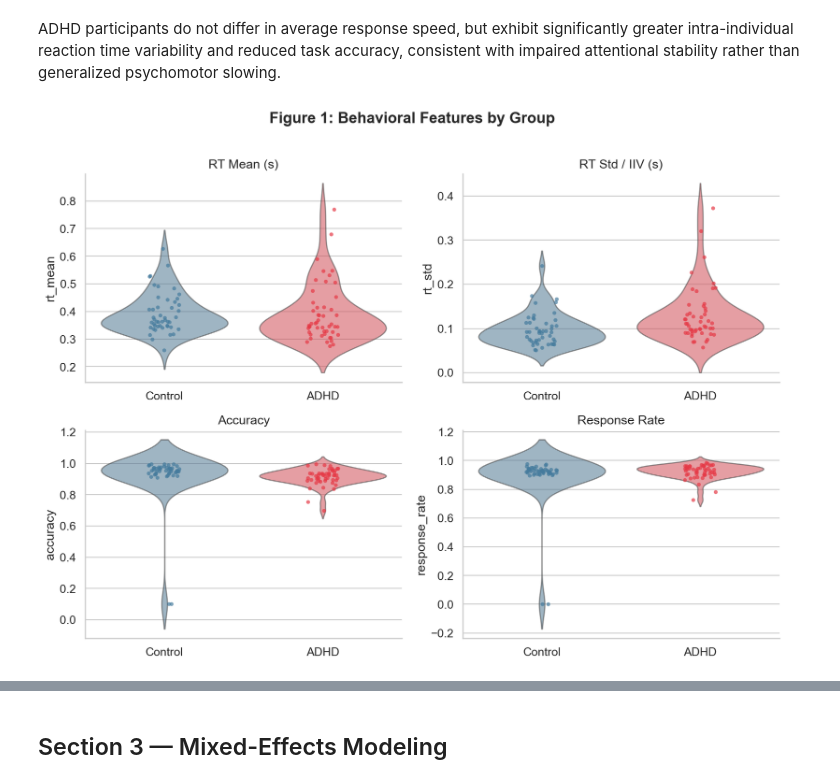
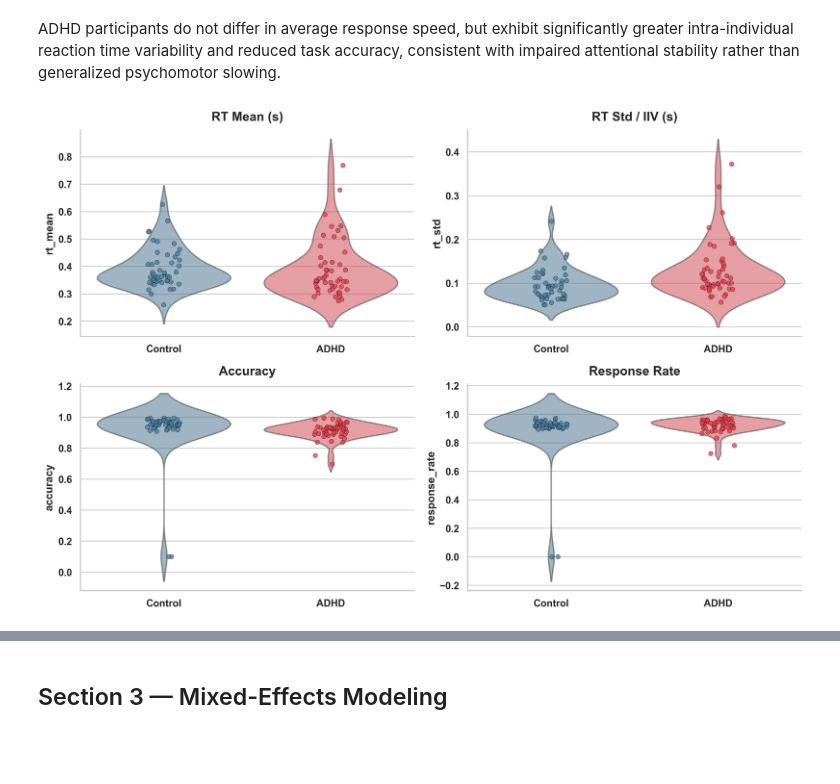
Before and after one commit to Abhikumar199/IITB_ADHD, a Jupyter notebook: Analysis/ADHD_DDM_main.ipynb, the cells around one changed output, grey strips where cells are left out. Drawn from its saved outputs; the diff is of its cells as text; code cells hidden in the pictures; blank space fills up the shorter version.

```diff
--- a/Analysis/ADHD_DDM_main.ipynb
+++ b/Analysis/ADHD_DDM_main.ipynb
@@ -274,19 +453,76 @@ RT Std / IIV (s)  0.130 (0.061)     0.098 (0.037) 1622.0  0.0013     0.622  [0.2
 # %% [markdown]
 ADHD participants do not differ in average response speed, but exhibit significantly greater intra-individual reaction time variability and reduced task accuracy, consistent with impaired attentional stability rather than generalized psychomotor slowing.
 # %%
-# Violin plots
-fig, axes = plt.subplots(2, 2, figsize=(11, 8))
+import matplotlib.pyplot as plt
+import seaborn as sns
+
+# Publication-style settings
+plt.rcParams.update({
+    "font.size": 12,
+    "font.weight": "bold",
+    "axes.labelweight": "bold",
+    "axes.titleweight": "bold",
+    "axes.titlesize": 14,
+    "axes.labelsize": 13,
+    "xtick.labelsize": 11,
+    "ytick.labelsize": 11,
+    "figure.dpi": 300,
+})
+
+fig, axes = plt.subplots(2, 2, figsize=(12, 8))
+
 for ax, (var, lbl) in zip(axes.flatten(), METRICS):
-    pdata = subj_df[[var,"group"]].dropna()
-    sns.violinplot(data=pdata, x="group", y=var, order=GROUP_ORDER,
-                   palette=PALETTE, inner=None, alpha=0.55, ax=ax)
-    sns.stripplot(data=pdata, x="group", y=var, order=GROUP_ORDER,
-                  palette=PALETTE, size=4, alpha=0.7, jitter=True, ax=ax)
-    ax.set_title(lbl); ax.set_xlabel("")
-plt.suptitle("Figure 1: Behavioral Features by Group", fontweight="bold", y=1.01)
-plt.tight_layout(); plt.show()
+
+    pdata = subj_df[[var, "group"]].dropna()
+
+    sns.violinplot(
+        data=pdata,
+        x="group",
+        y=var,
+        order=GROUP_ORDER,
+        palette=PALETTE,
+        inner=None,
+        alpha=0.55,
+        linewidth=1.5,
+        ax=ax
+    )
+
+    sns.stripplot(
+        data=pdata,
+        x="group",
+        y=var,
+        order=GROUP_ORDER,
+        palette=PALETTE,
+        size=5,
+        alpha=0.75,
+        jitter=True,
+        edgecolor="black",
+        linewidth=0.3,
+        ax=ax
+    )
+
+    # Bold title
+    ax.set_title(lbl, fontsize=14, fontweight='bold', pad=10)
+
+    # Bold axis labels
+    ax.set_xlabel("")
+    ax.set_ylabel(var, fontsize=12, fontweight='bold')
+
+    # Bold tick labels
+    ax.tick_params(axis='both', labelsize=11, width=1.5)
+    for tick in ax.get_xticklabels():
+        tick.set_fontweight('bold')
+    for tick in ax.get_yticklabels():
+        tick.set_fontweight('bold')
+
+    # Thicker borders
+    for spine in ax.spines.values():
+        spine.set_linewidth(1.5)
+
+plt.tight_layout()
+plt.show()
 # %% [output]
-[figure, old version]
+[figure, new version]
 # %%
 
 # BUG
```
Also changed, not shown: parts of 15 cells of this notebook, 8 other files.
